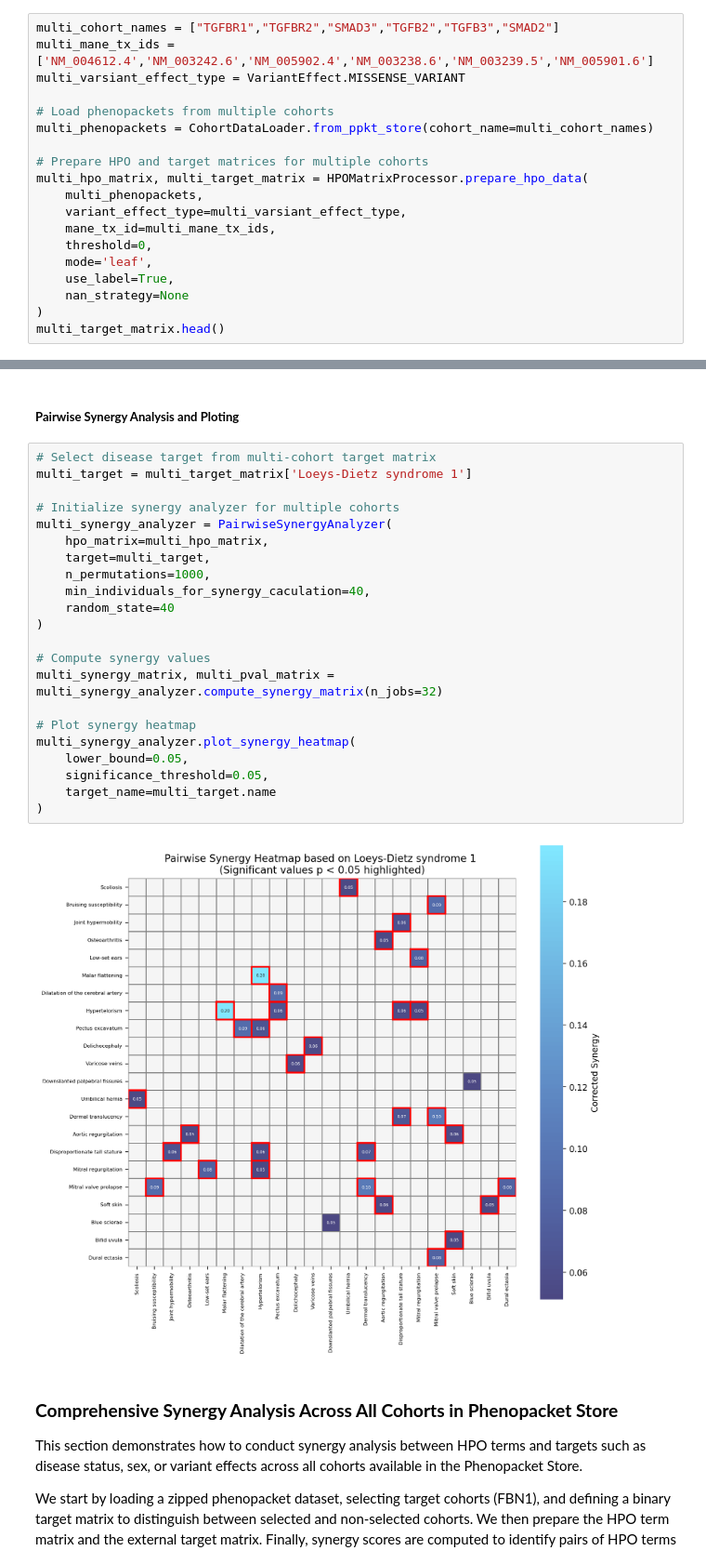
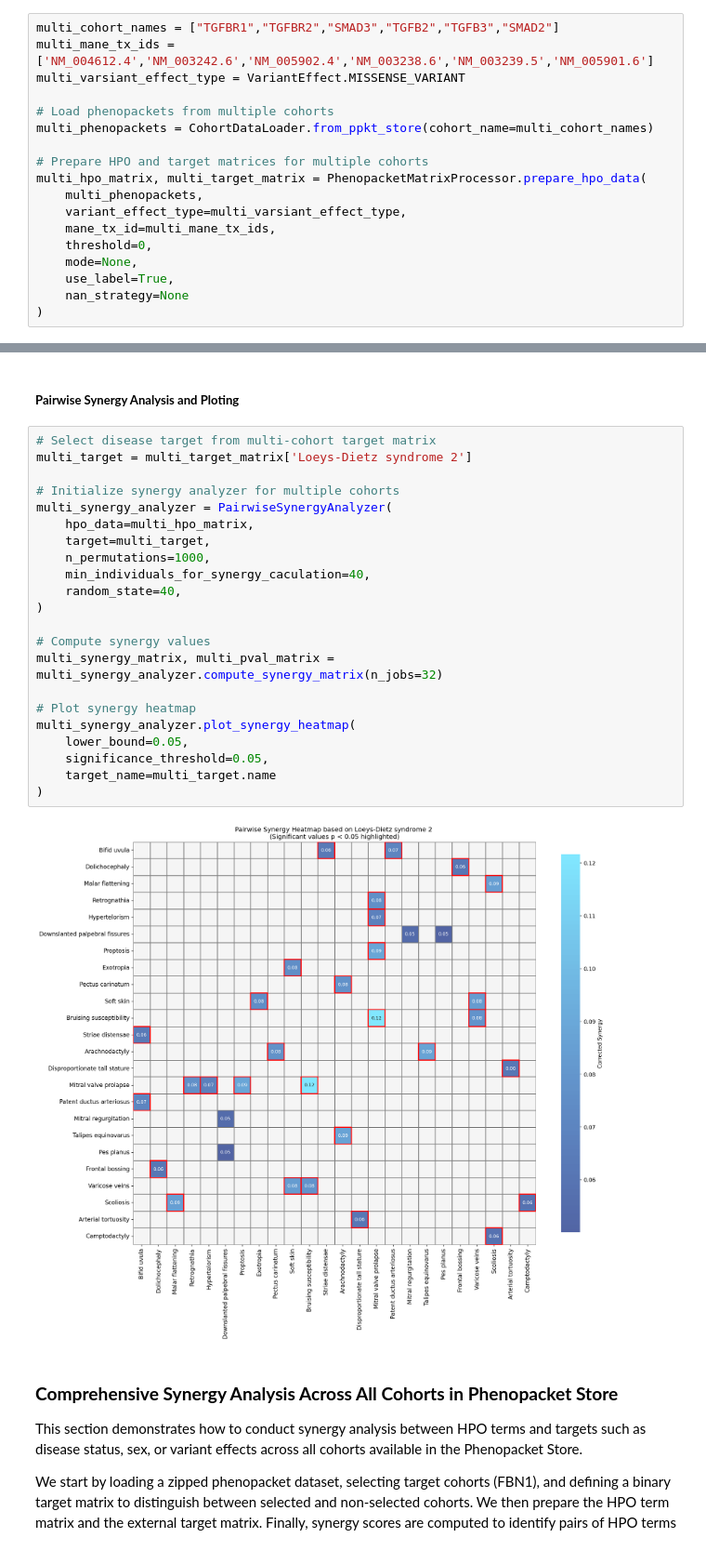
Before and after one commit to P2GX/ppkt2synergy, a Jupyter notebook: src/ppkt2synergy/synergy_analysis_workflow.ipynb, the cells around one changed output, grey strips where cells are left out. Shown at 93% size. Drawn from its saved outputs; the diff is of its cells as text.

```diff
--- a/src/ppkt2synergy/synergy_analysis_workflow.ipynb
+++ b/src/ppkt2synergy/synergy_analysis_workflow.ipynb
@@ -80,13 +83,12 @@ multi_varsiant_effect_type = VariantEffect.MISSENSE_VARIANT
 multi_phenopackets = CohortDataLoader.from_ppkt_store(cohort_name=multi_cohort_names)
 
 # Prepare HPO and target matrices for multiple cohorts
-multi_hpo_matrix, multi_target_matrix = HPOMatrixProcessor.prepare_hpo_data(
+multi_hpo_matrix, multi_target_matrix = PhenopacketMatrixProcessor.prepare_hpo_data(
     multi_phenopackets,
     variant_effect_type=multi_varsiant_effect_type,
     mane_tx_id=multi_mane_tx_ids,
     threshold=0,
-    mode='leaf',
+    mode=None,
     use_label=True,
     nan_strategy=None
 )
-multi_target_matrix.head()
@@ -101,28 +108,28 @@ multi_target_matrix.head()
 ##### **Pairwise Synergy Analysis and Ploting**
 # %%
 # Select disease target from multi-cohort target matrix
-multi_target = multi_target_matrix['Loeys-Dietz syndrome 1']
+multi_target = multi_target_matrix['Loeys-Dietz syndrome 2']
 
 # Initialize synergy analyzer for multiple cohorts
 multi_synergy_analyzer = PairwiseSynergyAnalyzer(
-    hpo_matrix=multi_hpo_matrix,
+    hpo_data=multi_hpo_matrix,
     target=multi_target,
     n_permutations=1000,
     min_individuals_for_synergy_caculation=40,
-    random_state=40
+    random_state=40,
 )
 
 # Compute synergy values
 multi_synergy_matrix, multi_pval_matrix = multi_synergy_analyzer.compute_synergy_matrix(n_jobs=32)
 
 # Plot synergy heatmap
 multi_synergy_analyzer.plot_synergy_heatmap(
     lower_bound=0.05,
     significance_threshold=0.05,
     target_name=multi_target.name
 )
 # %% [output]
-[figure, old version]
+[figure, new version]
 # %% [markdown]
 ### **Comprehensive Synergy Analysis Across All Cohorts in Phenopacket Store**
 
```
Also changed, not shown: parts of 14 cells of this notebook, 30 other files.
